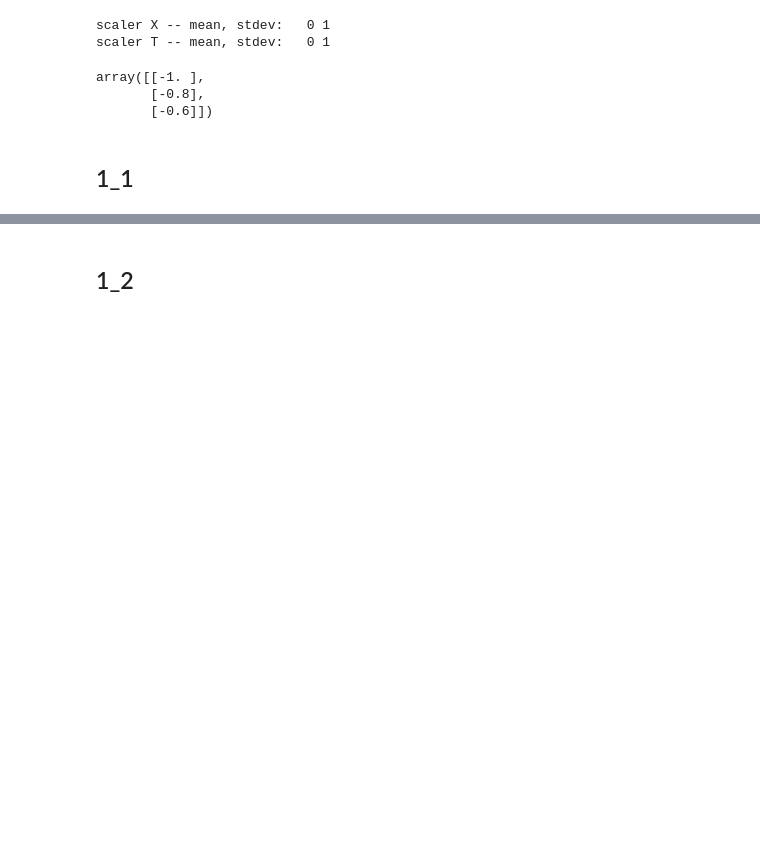
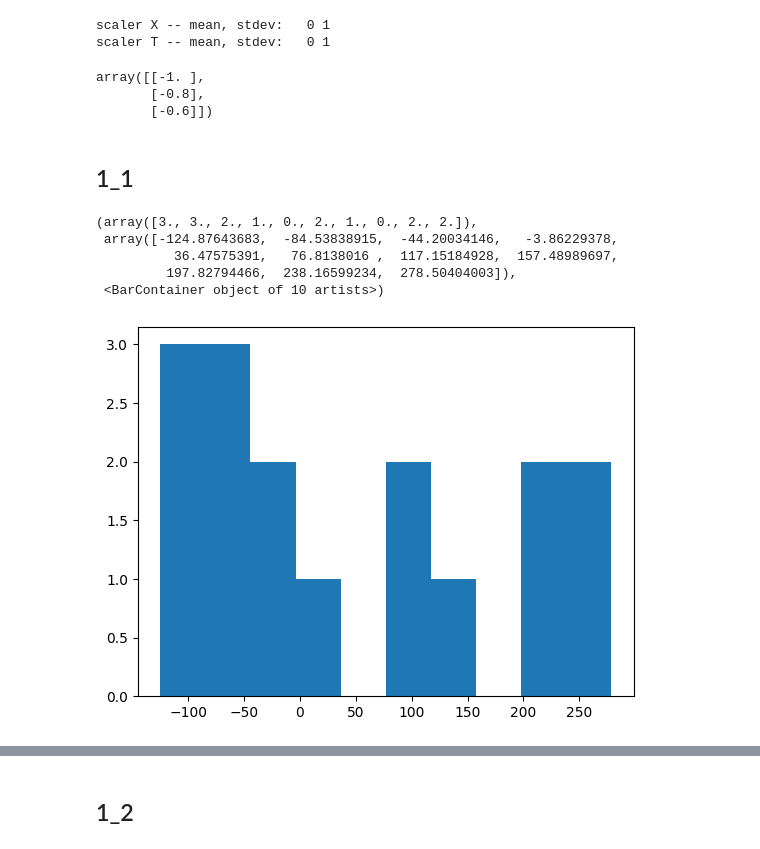
Before and after one commit to vladgap/Various, a Jupyter notebook: SVR_function_approx.ipynb, the cells around one changed output, grey strips where cells are left out. Saved outputs shown, nothing was run; the diff lists cells and outputs as text; code cells hidden in the pictures; blank space fills up the shorter version.

```diff
--- a/SVR_function_approx.ipynb
+++ b/SVR_function_approx.ipynb
@@ -52,14 +48,21 @@ array([[-1. ],
 # %% [markdown]
 ## 1_1
 # %%
-svr1=SVR(kernel='rbf', gamma=10)
+svr1=SVR(kernel='sigmoid', coef0=1)
 svr1.fit(X_sc1,T_sc1.ravel())
 predics1=scaler_T1.inverse_transform(svr1.predict(X_sc1).reshape(-1,1))
 # predics1
 # %%
 # @title
 errors1=(predics1-T1)/T1*100
-# plt.hist(errors1[:,0]) # division by 0
+plt.hist(errors1[:,0]) # division by 0
+# %% [output]
+(array([3., 3., 2., 1., 0., 2., 1., 0., 2., 2.]),
+ array([-124.87643683,  -84.53838915,  -44.20034146,   -3.86229378,
+          36.47575391,   76.8138016 ,  117.15184928,  157.48989697,
+         197.82794466,  238.16599234,  278.50404003]),
+ <BarContainer object of 10 artists>)
+[figure, added]
 # %%
 # @title
 fig = make_subplots(specs=[[{"secondary_y": True}]])
```
Also changed, not shown: parts of 29 cells of this notebook.
